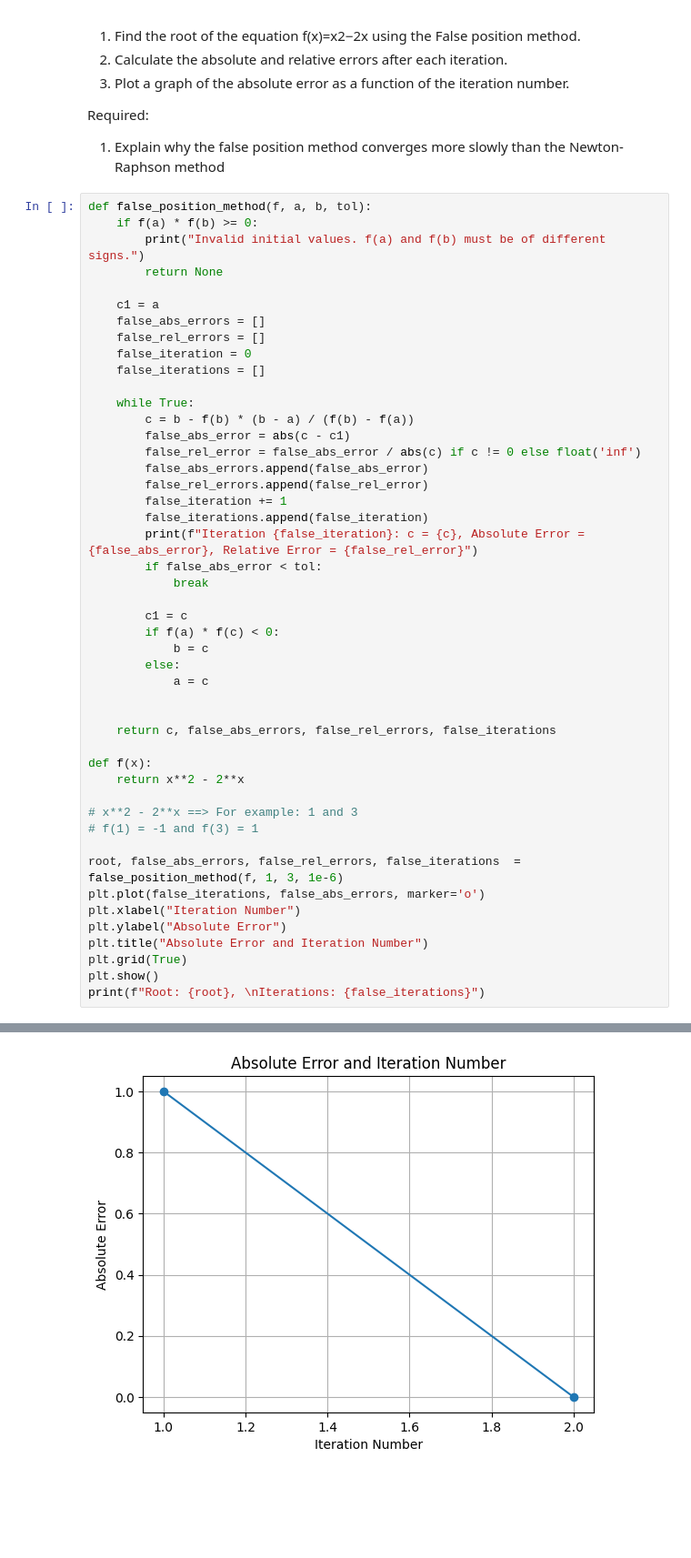
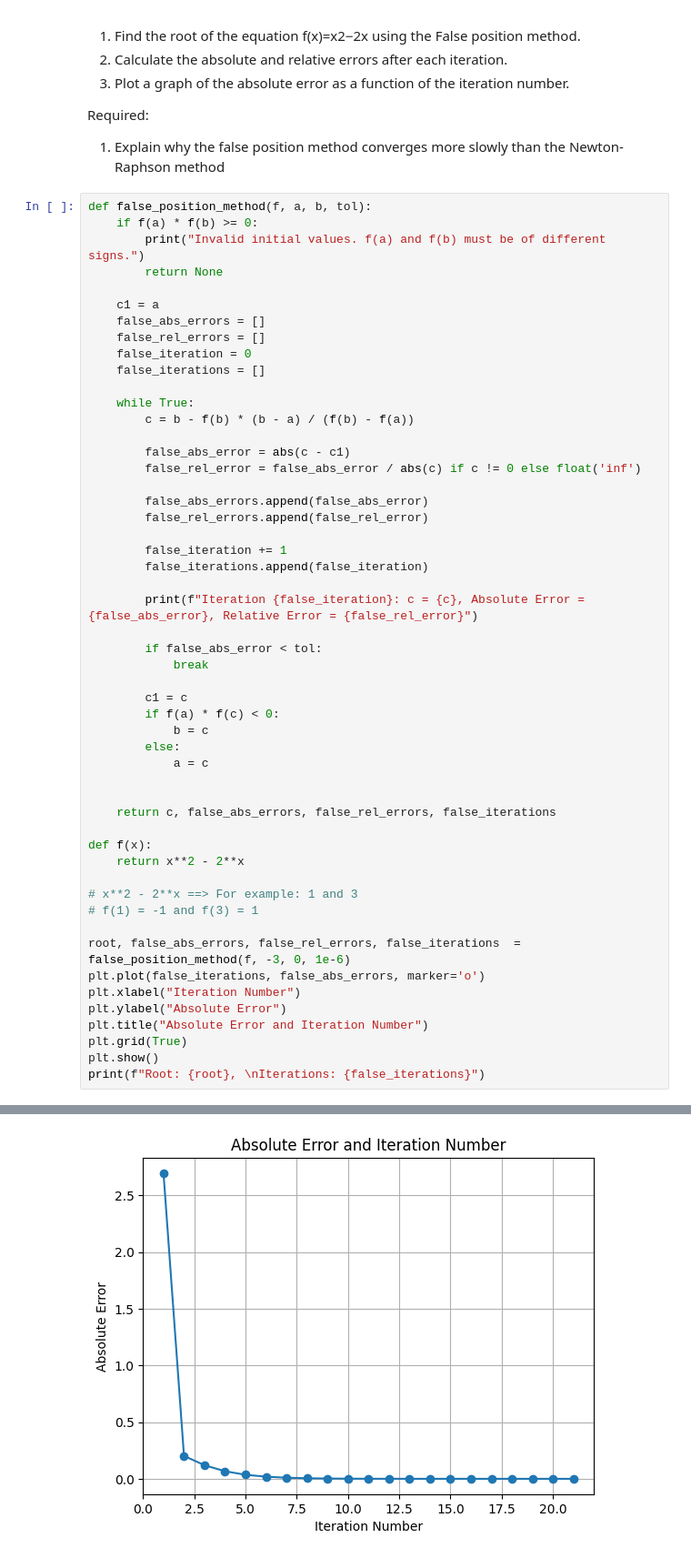
Before and after one commit to likoscp/Comp_Math_assignments, a Jupyter notebook: assignment.ipynb, the cells around one changed output, grey strips where cells are left out. Shown: that part at 91% size. Cells and saved outputs as stored; diff of their text form; blank space fills up the shorter version.

```diff
--- a/assignment.ipynb
+++ b/assignment.ipynb
@@ -289,13 +289,18 @@ def false_position_method(f, a, b, tol):
 
     while True:
         c = b - f(b) * (b - a) / (f(b) - f(a))
+
         false_abs_error = abs(c - c1)
         false_rel_error = false_abs_error / abs(c) if c != 0 else float('inf')
+
         false_abs_errors.append(false_abs_error)
         false_rel_errors.append(false_rel_error)
+
         false_iteration += 1
         false_iterations.append(false_iteration)
+
         print(f"Iteration {false_iteration}: c = {c}, Absolute Error = {false_abs_error}, Relative Error = {false_rel_error}")
+
         if false_abs_error < tol:
             break
 
@@ -314,7 +319,7 @@ def f(x):
 # x**2 - 2**x ==> For example: 1 and 3
 # f(1) = -1 and f(3) = 1
 
-root, false_abs_errors, false_rel_errors, false_iterations  = false_position_method(f, 1, 3, 1e-6)
+root, false_abs_errors, false_rel_errors, false_iterations  = false_position_method(f, -3, 0, 1e-6)
 plt.plot(false_iterations, false_abs_errors, marker='o')
 plt.xlabel("Iteration Number")
 plt.ylabel("Absolute Error")
@@ -328 +348 @@ Iteration 2: c = 2.0, Absolute Error = 0.0, Relative Error = 0.0
-[figure, old version]
+[figure, new version]
```
Also changed, not shown: parts of 4 cells of this notebook.
